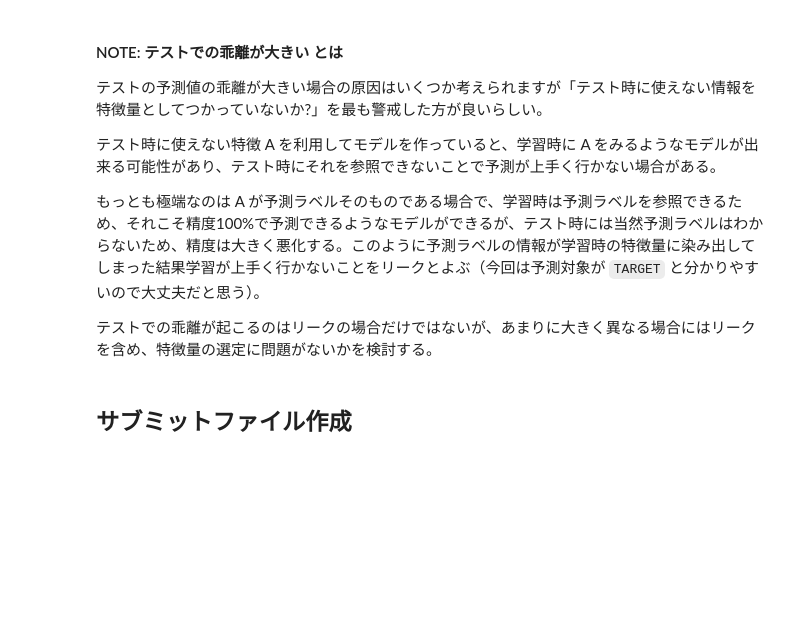
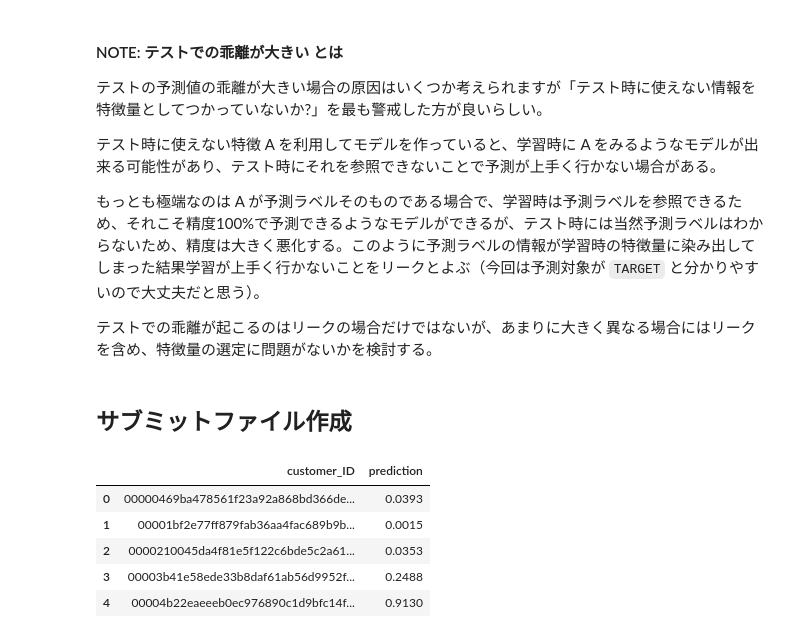
Before and after one commit to idsts2670/kaggle, a Jupyter notebook: amex-default-prediction/amex-v2.ipynb, the cells around one changed output. Cells and saved outputs as stored; diff of their text form; code cells hidden in the pictures; blank space fills up the shorter version.

```diff
--- a/amex-default-prediction/amex-v2.ipynb
+++ b/amex-default-prediction/amex-v2.ipynb
@@ -191,3 +194,5 @@ X_train = train.drop(TARGET, axis=1)
+# %%
+test = test.drop(customer_ID, axis=1)
 # %%
 %%time
 # convert into dask_array format
@@ -279,17 +281,16 @@ def amex_metric(y_true, y_pred):
         gini[i] = np.sum((lorentz - weight_random) * weight)
     return 0.5 * (gini[1]/gini[0] + top_four)
 # %%
-from sklearn.metrics import roc_auc_score
 import lightgbm as lgbm
-from distributed import Client, LocalCluster
+#from distributed import Client, LocalCluster
 
 def fit_lgbm(X, y,
                 cv,
                 params: dict=None,
                 verbose: int=50):
 
-    cluster = LocalCluster()
-    client = Client(cluster)
+    #cluster = LocalCluster()
+    #client = Client(cluster)
 
     """lightGBM を CrossValidation の枠組みで学習を行うための関数を定義する"""
 
@@ -308,7 +309,8 @@ def fit_lgbm(X, y,
         x_train, y_train = X[idx_train], y[idx_train]
         x_valid, y_valid = X[idx_valid], y[idx_valid]
 
-        clf = lgbm.DaskLGBMClassifier(**params)
+        #clf = lgbm.DaskLGBMClassifier(**params)
+        clf = lgbm.LGBMClassifier(**params)
 
         with Timer(prefix='fit fold={}'.format(i)):
             clf.fit(x_train,
@@ -435,3 +525,6 @@ models
 テストデータではどのような予測結果が出されるのか可視化してみる。\
 今回のデータは訓練データとテストデータでユーザー特性が大きく異なることはあまりないと考えられる。\
 なので訓練データとテストデータをもとにした予測結果もある程度は近くなると予測される。
+# %%
+# サンプルサブミットファイル
+samp_sub = read_csv('sample_submission')
@@ -438,6 +533,6 @@ models
 # %%
 # K 個のモデルの予測確率（predict_proba） を作成する。 shape = (k, N_test, n_classes) になるはず。
-pred_prob = np.array([model.predict_proba(X_test2) for model in models])
+pred_prob = np.array([model.predict_proba(X_test) for model in models])
 print(f"1. shape: {pred_prob.shape}")
 
 # k 個のモデルの平均を計算
@@ -479,5 +581,12 @@ ax.grid()
 sample_sub = pd.read_csv('../input/amexdata/sample_submission.csv')
 # %%
 samp_sub2 = samp_sub.copy()
-samp_sub2.TARGET = pred_prob
+samp_sub2.prediction = pred_prob
 samp_sub2.head()
+# %% [output]
+|  | customer_ID | prediction |
+| 0 | 00000469ba478561f23a92a868bd366de... | 0.0393 |
+| 1 | 00001bf2e77ff879fab36aa4fac689b9b... | 0.0015 |
+| 2 | 0000210045da4f81e5f122c6bde5c2a61... | 0.0353 |
+| 3 | 00003b41e58ede33b8daf61ab56d9952f... | 0.2488 |
+| 4 | 00004b22eaeeeb0ec976890c1d9bfc14f... | 0.9130 |
```
Also changed, not shown: parts of 14 cells of this notebook.
